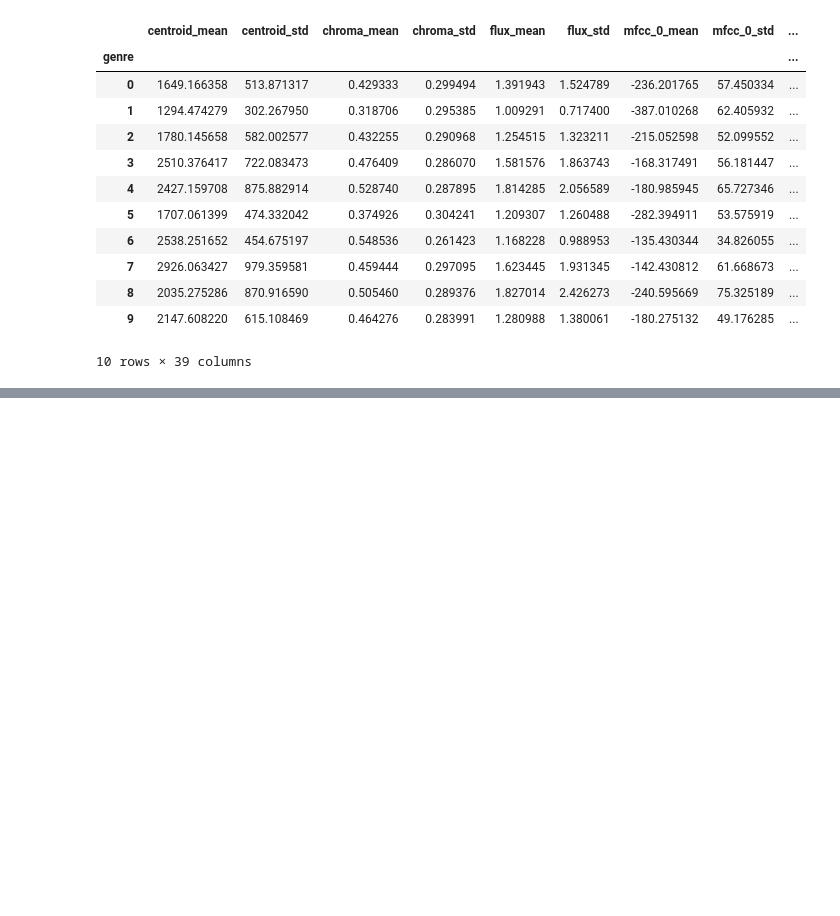
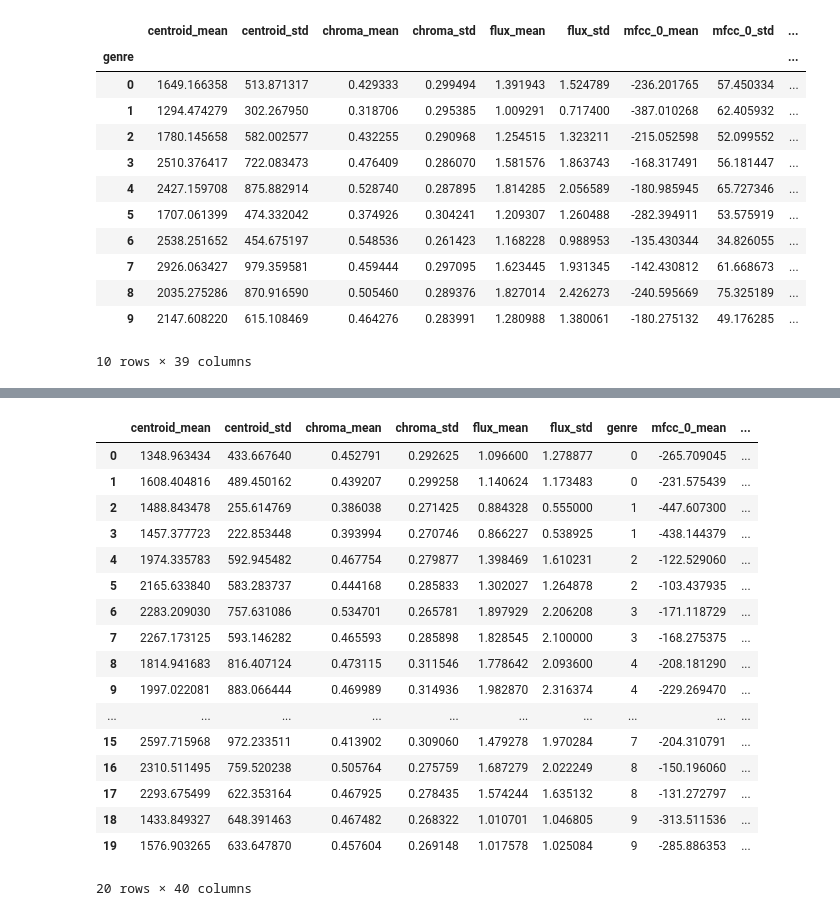
Before and after one commit to maxsanchezdp/final_project_data, a Jupyter notebook: feature_extraction.ipynb, the cells around one changed output, grey strips where cells are left out. Drawn from its saved outputs; the diff is of its cells as text; code cells hidden in the pictures; blank space fills up the shorter version.

```diff
--- a/feature_extraction.ipynb
+++ b/feature_extraction.ipynb
@@ -236,3 +236,7 @@ df_features2.groupby('genre').mean()
 10 rows × 39 columns
 # %%
 df_features2.to_csv('./Features/features2.csv', index=False)
+# %%
+test_dir='./Data/test_songs/'
+# %%
+features_test = read_process_songs2(test_dir,debug=True)
@@ -238,0 +254,23 @@ df_features2.to_csv('./Features/features2.csv', index=False)
+# %%
+df_test=pd.DataFrame(features_test)
+# %%
+df_test
+# %% [output]
+|  | centroid_mean | centroid_std | chroma_mean | chroma_std | flux_mean | flux_std | genre | mfcc_0_mean | ... |
+| 0 | 1348.963434 | 433.667640 | 0.452791 | 0.292625 | 1.096600 | 1.278877 | 0 | -265.709045 | ... |
+| 1 | 1608.404816 | 489.450162 | 0.439207 | 0.299258 | 1.140624 | 1.173483 | 0 | -231.575439 | ... |
+| 2 | 1488.843478 | 255.614769 | 0.386038 | 0.271425 | 0.884328 | 0.555000 | 1 | -447.607300 | ... |
+| 3 | 1457.377723 | 222.853448 | 0.393994 | 0.270746 | 0.866227 | 0.538925 | 1 | -438.144379 | ... |
+| 4 | 1974.335783 | 592.945482 | 0.467754 | 0.279877 | 1.398469 | 1.610231 | 2 | -122.529060 | ... |
+| 5 | 2165.633840 | 583.283737 | 0.444168 | 0.285833 | 1.302027 | 1.264878 | 2 | -103.437935 | ... |
+| 6 | 2283.209030 | 757.631086 | 0.534701 | 0.265781 | 1.897929 | 2.206208 | 3 | -171.118729 | ... |
+| 7 | 2267.173125 | 593.146282 | 0.465593 | 0.285898 | 1.828545 | 2.100000 | 3 | -168.275375 | ... |
+| 8 | 1814.941683 | 816.407124 | 0.473115 | 0.311546 | 1.778642 | 2.093600 | 4 | -208.181290 | ... |
+| 9 | 1997.022081 | 883.066444 | 0.469989 | 0.314936 | 1.982870 | 2.316374 | 4 | -229.269470 | ... |
+| ... | ... | ... | ... | ... | ... | ... | ... | ... | ... |
+| 15 | 2597.715968 | 972.233511 | 0.413902 | 0.309060 | 1.479278 | 1.970284 | 7 | -204.310791 | ... |
+| 16 | 2310.511495 | 759.520238 | 0.505764 | 0.275759 | 1.687279 | 2.022249 | 8 | -150.196060 | ... |
+| 17 | 2293.675499 | 622.353164 | 0.467925 | 0.278435 | 1.574244 | 1.635132 | 8 | -131.272797 | ... |
+| 18 | 1433.849327 | 648.391463 | 0.467482 | 0.268322 | 1.010701 | 1.046805 | 9 | -313.511536 | ... |
+| 19 | 1576.903265 | 633.647870 | 0.457604 | 0.269148 | 1.017578 | 1.025084 | 9 | -285.886353 | ... |
+20 rows × 40 columns
```
Also changed, not shown: parts of 6 cells of this notebook, 3 other files.
